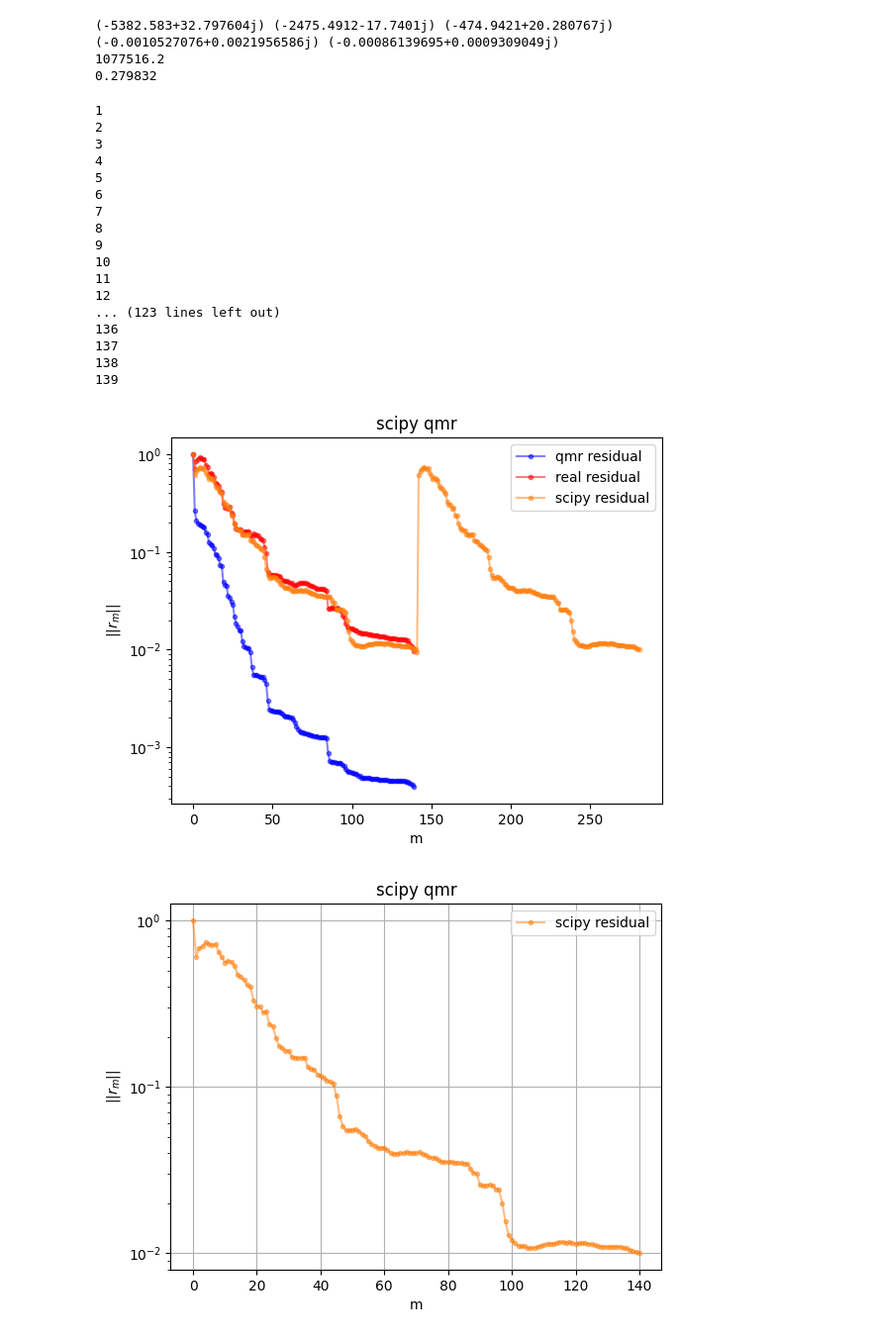
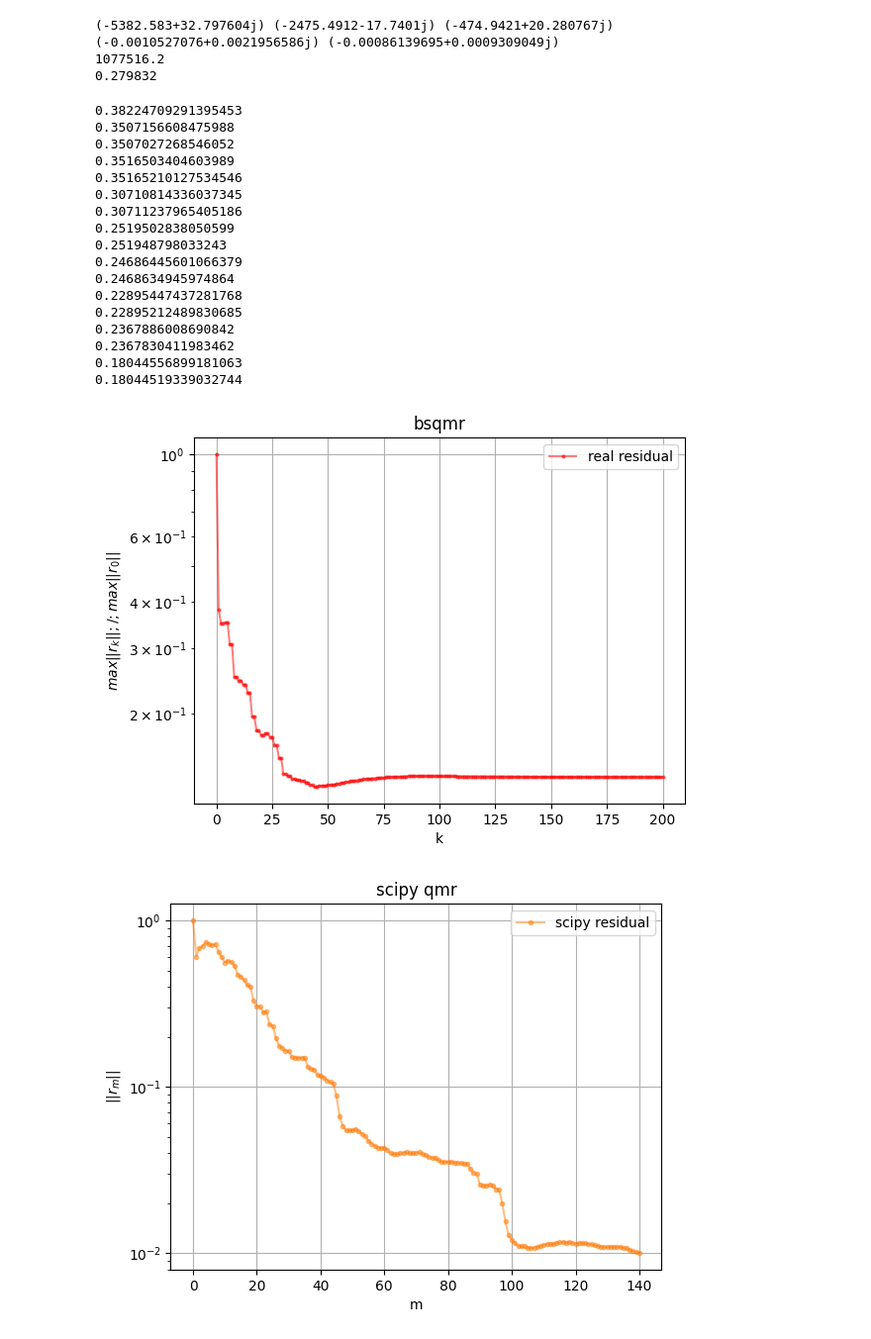
Before and after one commit to KozlovNA/bcg_and_qmr, a Jupyter notebook: bcg_and_qmr.ipynb, the cells around one changed output. Shown at 99% size. Cells and saved outputs as stored; diff of their text form; code cells hidden in the pictures.

```diff
--- a/bcg_and_qmr.ipynb
+++ b/bcg_and_qmr.ipynb
@@ -551,6 +835,10 @@ def read_complex_matrix_binary(file_path):
 # Example usage
 matrix = read_complex_matrix_binary("/home/starman/mat_alm_full.dat")
 # print(matrix)
+# %%
+matrix_tmp = matrix + matrix.T
+# %%
+matrix = matrix_tmp/2
 # %%
 rhs = read_complex_matrix_binary("/home/starman/rhs_alm_722.dat")
 # %%
@@ -566,38 +854,48 @@ print(np.linalg.norm(rhs[:, 0]))
 1077516.2
 0.279832
 # %%
-x0 = np.zeros(np.shape(rhs)[0])
-b = rhs[:,0]
+x0 = np.zeros((np.shape(rhs)[0], 5))
+b = rhs[:,[180, 204, 155, 229, 130]]
 
-cqmr(matrix, b, x0, max_iter=200,tol=0.01)
-scp.qmr(matrix,b,x0,callback= lambda x: callback_qmr(x,i,r0_norm,residuals),tol=1e-2)
-plt.plot(np.arange(0, i[0]), residuals[:i[0]], marker='o', markersize=3, linestyle='-', color='tab:orange', alpha=0.5, label='scipy residual')
-plt.title(r'scipy qmr')
-plt.xlabel('m')
-plt.ylabel(r'$||r_m||$')
+residuals = block_symmetric_qmr(matrix, b, x0, max_iter=200,tol=0.01)
+# scp.qmr(matrix,b,x0,callback= lambda x: callback_qmr(x,i,r0_norm,residuals),tol=1e-2)
+plt.plot(range(np.size(residuals)), residuals, marker='o', markersize=3, linestyle='-', color='tab:orange', alpha=0.5, label='scipy residual')
+plt.title(r'bsqmr')
+plt.xlabel('k')
+plt.ylabel(r'$max||r_k||;/;max||r_0||$')
 plt.semilogy()
 plt.grid()
 plt.legend()
 plt.show()
 # %% [output]
-1
-2
-3
-4
-5
-6
-7
-8
-9
-10
-11
-12
-... (123 lines left out)
-136
-137
-138
-139
+0.38224709291395453
+0.3507156608475988
+0.3507027268546052
+0.3516503404603989
+0.35165210127534546
+0.30710814336037345
+0.30711237965405186
+0.2519502838050599
+0.251948798033243
+0.24686445601066379
+0.2468634945974864
+0.22895447437281768
+0.22895212489830685
+0.2367886008690842
+0.2367830411983462
+0.18044556899181063
+0.18044519339032744
-[figure, removed]
+# %%
+plt.plot(range(np.size(residuals)), residuals, marker='o', markersize=2, linestyle='-', color='r', alpha=0.5, label='real residual')
+plt.title(r'bsqmr')
+plt.xlabel('k')
+plt.ylabel(r'$max||r_k||;/;max||r_0||$')
+plt.semilogy()
+plt.grid()
+plt.legend()
+plt.show()
+# %% [output]
+[figure, added]
 # %%
 x0 = np.zeros(np.shape(rhs)[0])
 b = rhs[:,0]
```
Also changed, not shown: parts of 6 cells of this notebook, 1 other file.
